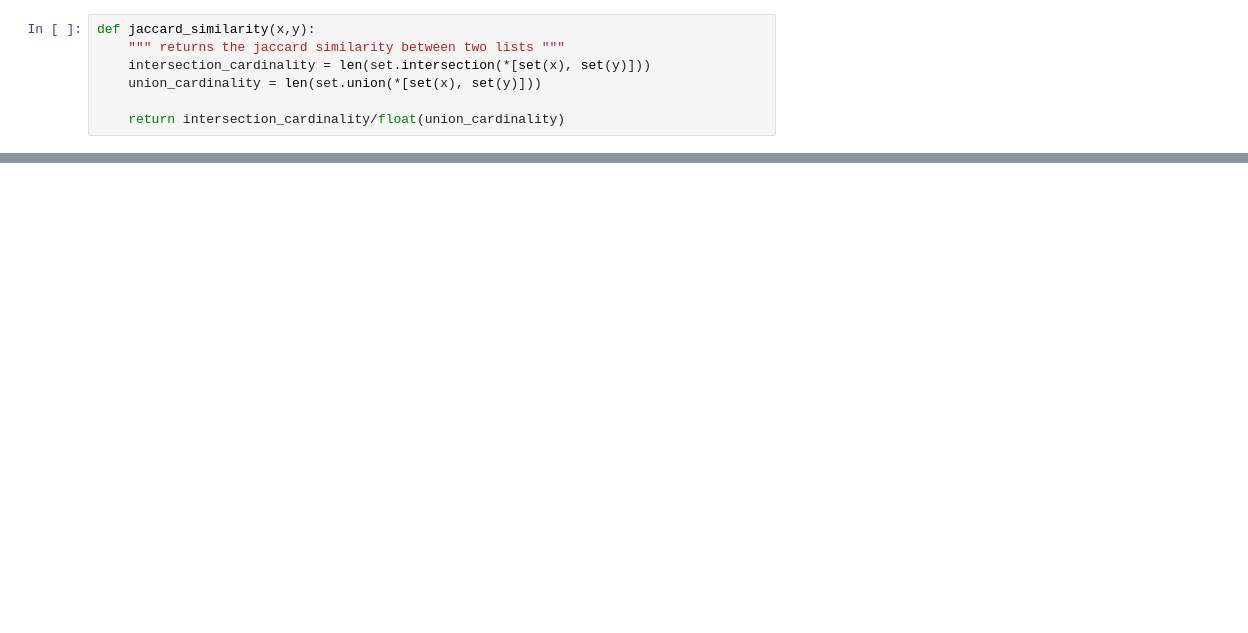
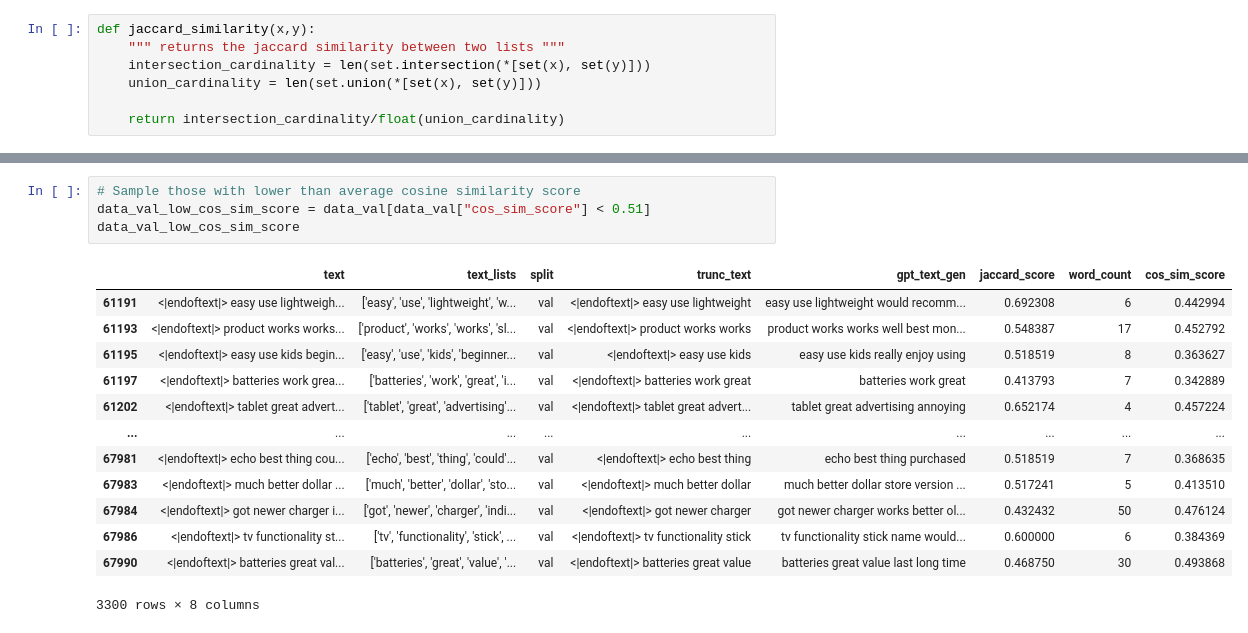
Before and after one commit to SantoshYadaw/Review-Generation-using-GPT2, a Jupyter notebook: notebooks/text-gen.ipynb, the cells around one changed output, grey strips where cells are left out. Drawn from its saved outputs; the diff is of its cells as text; blank space fills up the shorter version.

```diff
--- a/notebooks/text-gen.ipynb
+++ b/notebooks/text-gen.ipynb
@@ -548,0 +699,18 @@ cosine_similarity
+# %%
+# Sample those with lower than average cosine similarity score
+data_val_low_cos_sim_score = data_val[data_val["cos_sim_score"] < 0.51]
+data_val_low_cos_sim_score
+# %% [output]
+|  | text | text_lists | split | trunc_text | gpt_text_gen | jaccard_score | word_count | cos_sim_score |
+| 61191 | <|endoftext|> easy use lightweigh... | ['easy', 'use', 'lightweight', 'w... | val | <|endoftext|> easy use lightweight | easy use lightweight would recomm... | 0.692308 | 6 | 0.442994 |
+| 61193 | <|endoftext|> product works works... | ['product', 'works', 'works', 'sl... | val | <|endoftext|> product works works | product works works well best mon... | 0.548387 | 17 | 0.452792 |
+| 61195 | <|endoftext|> easy use kids begin... | ['easy', 'use', 'kids', 'beginner... | val | <|endoftext|> easy use kids | easy use kids really enjoy using | 0.518519 | 8 | 0.363627 |
+| 61197 | <|endoftext|> batteries work grea... | ['batteries', 'work', 'great', 'i... | val | <|endoftext|> batteries work great | batteries work great | 0.413793 | 7 | 0.342889 |
+| 61202 | <|endoftext|> tablet great advert... | ['tablet', 'great', 'advertising'... | val | <|endoftext|> tablet great advert... | tablet great advertising annoying | 0.652174 | 4 | 0.457224 |
+| ... | ... | ... | ... | ... | ... | ... | ... | ... |
+| 67981 | <|endoftext|> echo best thing cou... | ['echo', 'best', 'thing', 'could'... | val | <|endoftext|> echo best thing | echo best thing purchased | 0.518519 | 7 | 0.368635 |
+| 67983 | <|endoftext|> much better dollar ... | ['much', 'better', 'dollar', 'sto... | val | <|endoftext|> much better dollar | much better dollar store version ... | 0.517241 | 5 | 0.413510 |
+| 67984 | <|endoftext|> got newer charger i... | ['got', 'newer', 'charger', 'indi... | val | <|endoftext|> got newer charger | got newer charger works better ol... | 0.432432 | 50 | 0.476124 |
+| 67986 | <|endoftext|> tv functionality st... | ['tv', 'functionality', 'stick', ... | val | <|endoftext|> tv functionality stick | tv functionality stick name would... | 0.600000 | 6 | 0.384369 |
+| 67990 | <|endoftext|> batteries great val... | ['batteries', 'great', 'value', '... | val | <|endoftext|> batteries great value | batteries great value last long time | 0.468750 | 30 | 0.493868 |
+3300 rows × 8 columns
```
Also changed, not shown: parts of 44 cells of this notebook, 1 other file.
